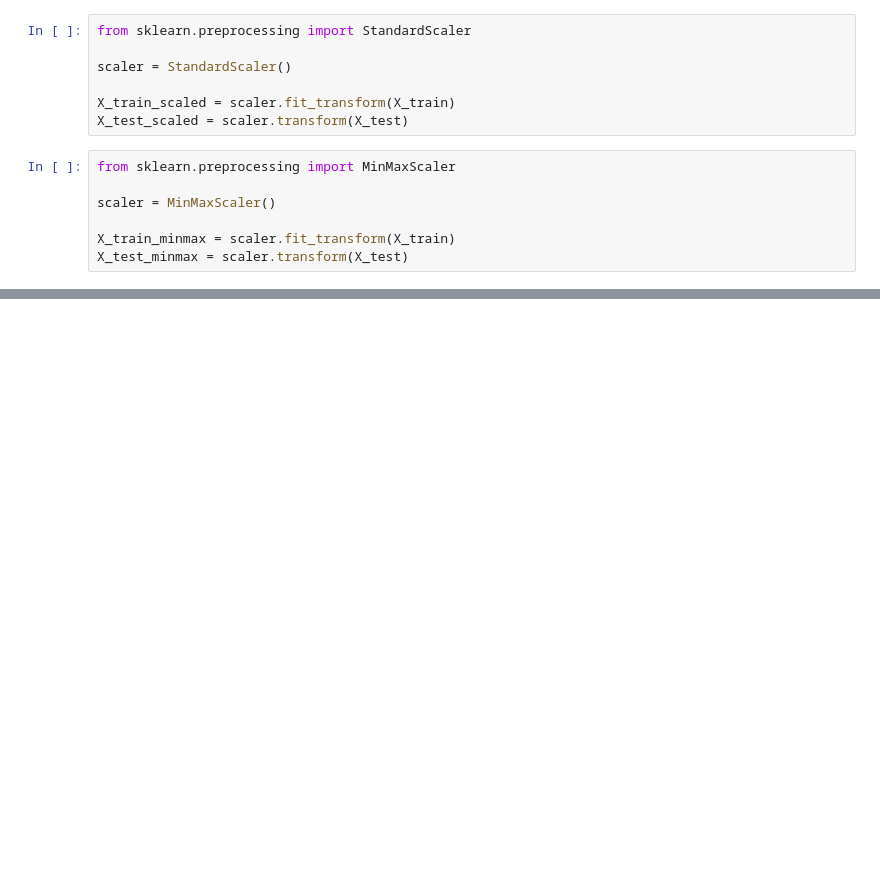
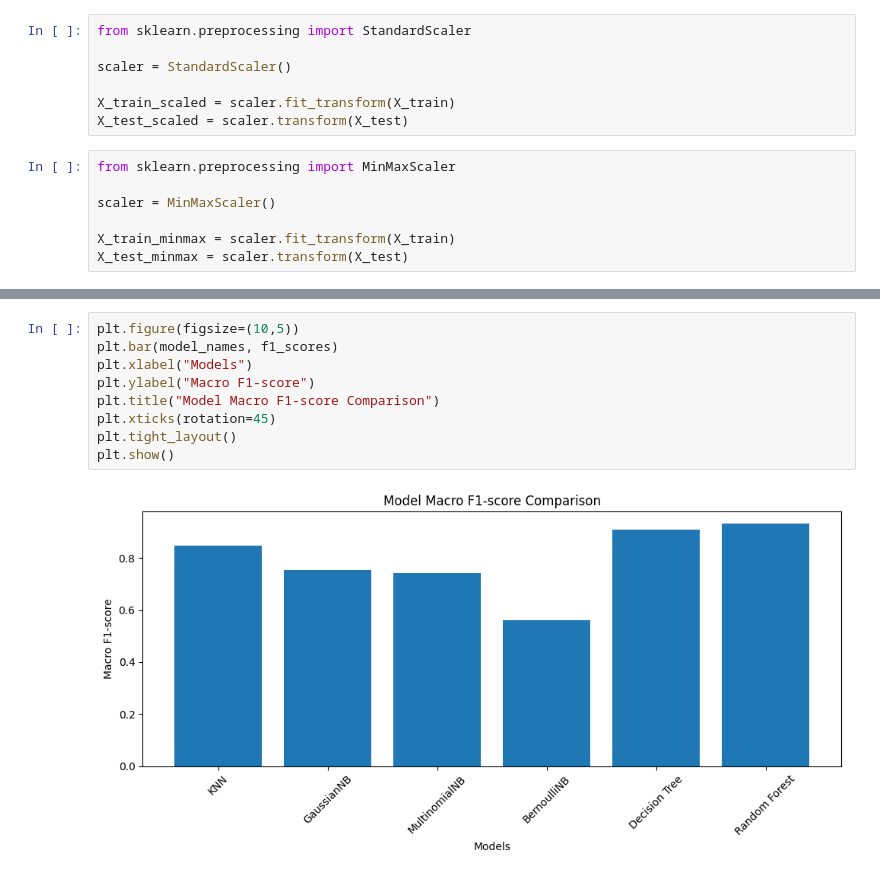
Before and after one commit to catherinesg03/traffic-congestion-prediction, a Jupyter notebook: Smart_City.ipynb, the cells around one changed output, grey strips where cells are left out. Saved outputs shown, nothing was run; the diff lists cells and outputs as text; blank space fills up the shorter version.

```diff
--- a/Smart_City.ipynb
+++ b/Smart_City.ipynb
@@ -323,0 +351,11 @@ print(df.columns.tolist())
+# %%
+plt.figure(figsize=(10,5))
+plt.bar(model_names, f1_scores)
+plt.xlabel("Models")
+plt.ylabel("Macro F1-score")
+plt.title("Model Macro F1-score Comparison")
+plt.xticks(rotation=45)
+plt.tight_layout()
+plt.show()
+# %% [output]
+[figure, added]
```
Also changed, not shown: parts of 5 cells of this notebook.
